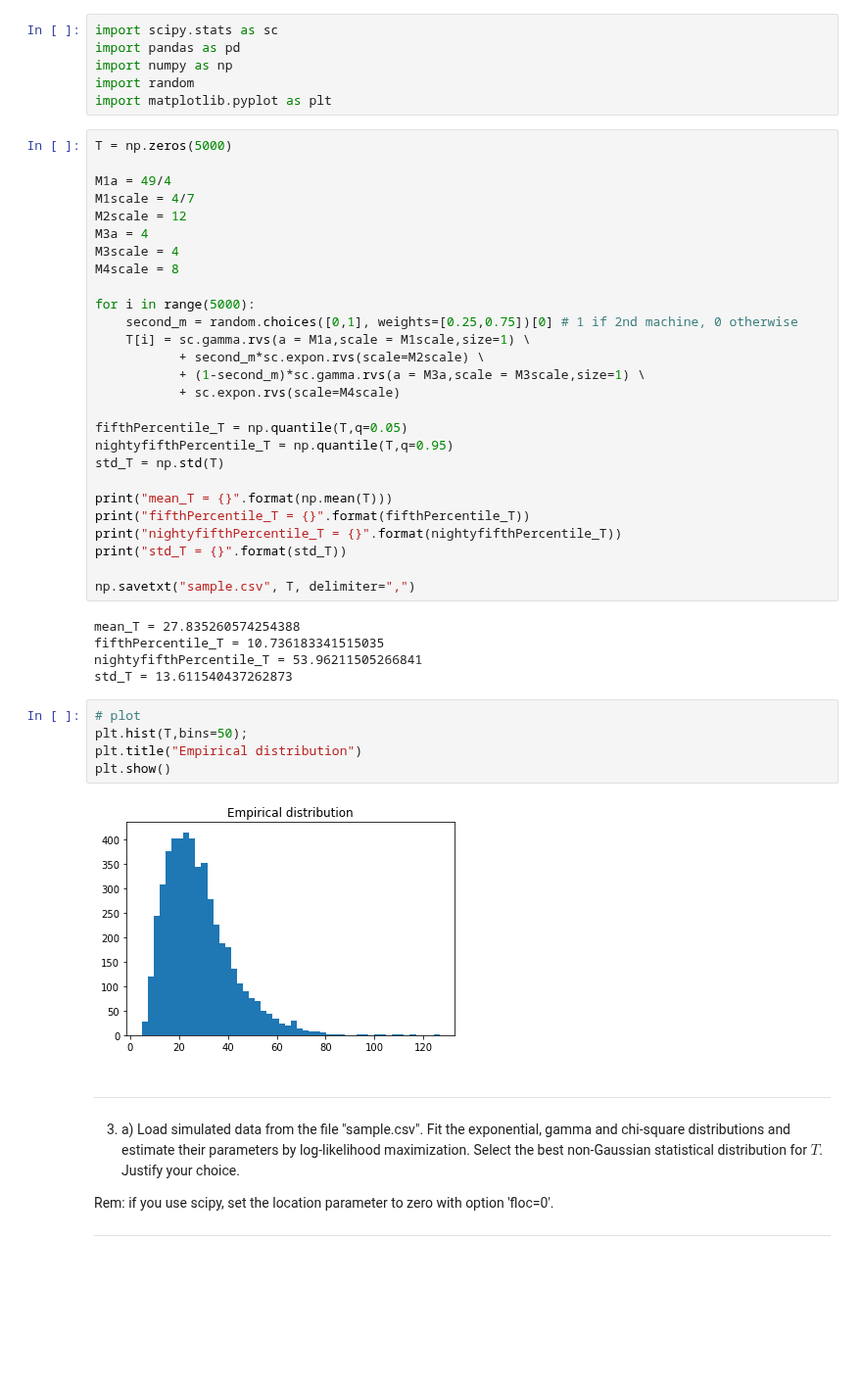
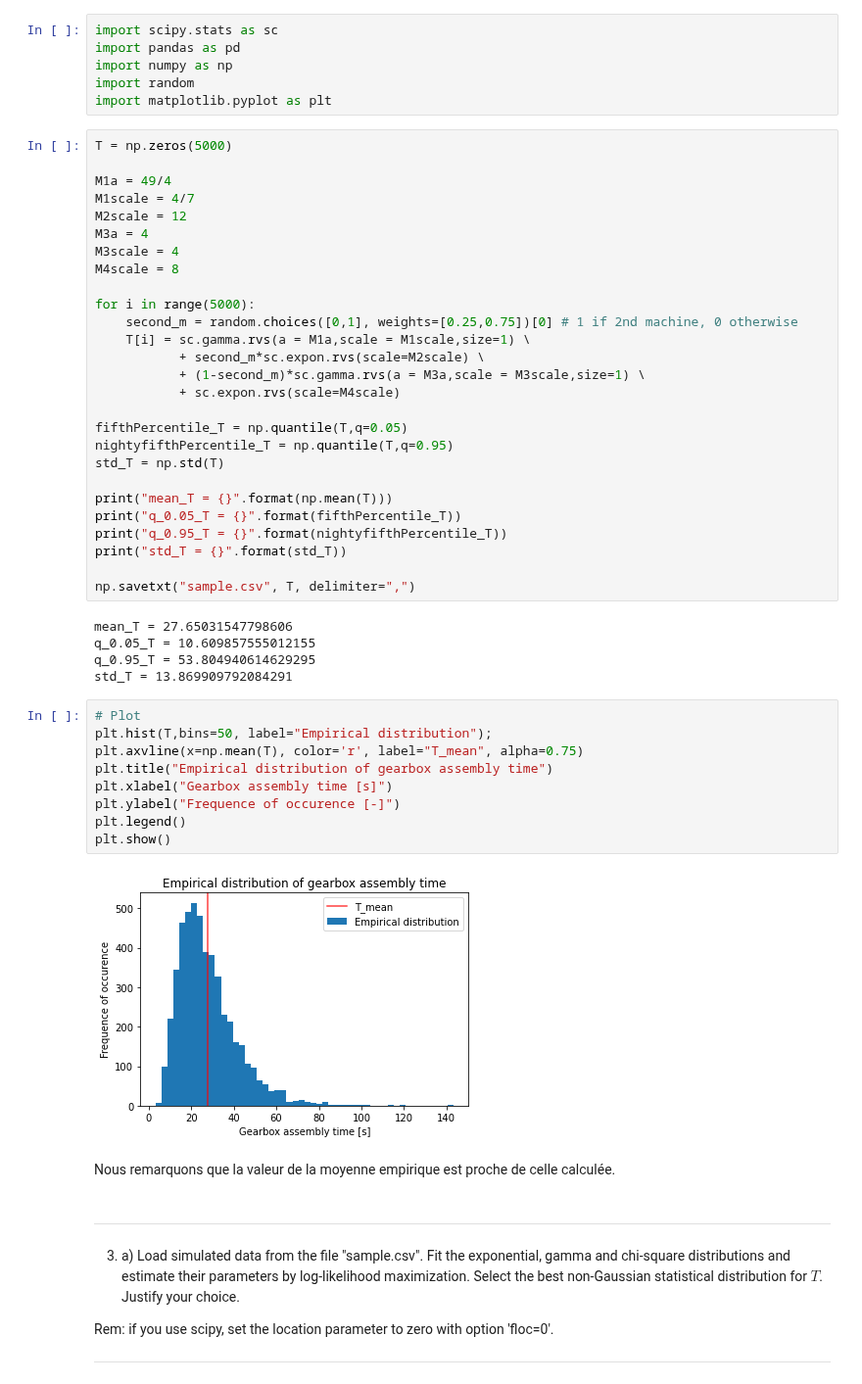
Before and after one commit to evandieren/Statistics-and-Data-Science-LEPL1109, a Jupyter notebook: Hackathon1.ipynb, the cells around one changed output. Shown at 98% size. Drawn from its saved outputs; the diff is of its cells as text; blank space fills up the shorter version.

```diff
--- a/Hackathon1.ipynb
+++ b/Hackathon1.ipynb
@@ -98,23 +98,29 @@ nightyfifthPercentile_T = np.quantile(T,q=0.95)
 std_T = np.std(T)
 
 print("mean_T = {}".format(np.mean(T)))
-print("fifthPercentile_T = {}".format(fifthPercentile_T))
-print("nightyfifthPercentile_T = {}".format(nightyfifthPercentile_T))
+print("q_0.05_T = {}".format(fifthPercentile_T))
+print("q_0.95_T = {}".format(nightyfifthPercentile_T))
 print("std_T = {}".format(std_T))
 
 np.savetxt("sample.csv", T, delimiter=",")
 # %% [output]
-mean_T = 27.835260574254388
-fifthPercentile_T = 10.736183341515035
-nightyfifthPercentile_T = 53.96211505266841
-std_T = 13.611540437262873
+mean_T = 27.65031547798606
+q_0.05_T = 10.609857555012155
+q_0.95_T = 53.804940614629295
+std_T = 13.869909792084291
-# %%
-# plot
-plt.hist(T,bins=50);
-plt.title("Empirical distribution")
-plt.show()
-# %% [output]
-[figure, removed]
+# %%
+# Plot
+plt.hist(T,bins=50, label="Empirical distribution");
+plt.axvline(x=np.mean(T), color='r', label="T_mean", alpha=0.75)
+plt.title("Empirical distribution of gearbox assembly time")
+plt.xlabel("Gearbox assembly time [s]")
+plt.ylabel("Frequence of occurence [-]")
+plt.legend()
+plt.show()
+# %% [output]
+[figure, added]
+# %% [markdown]
+Nous remarquons que la valeur de la moyenne empirique est proche de celle calculée.
 # %% [markdown]
 
 ------------------------------------------------------------------------------------------------------
```
Also changed, not shown: parts of 9 cells of this notebook, 1 other file.
